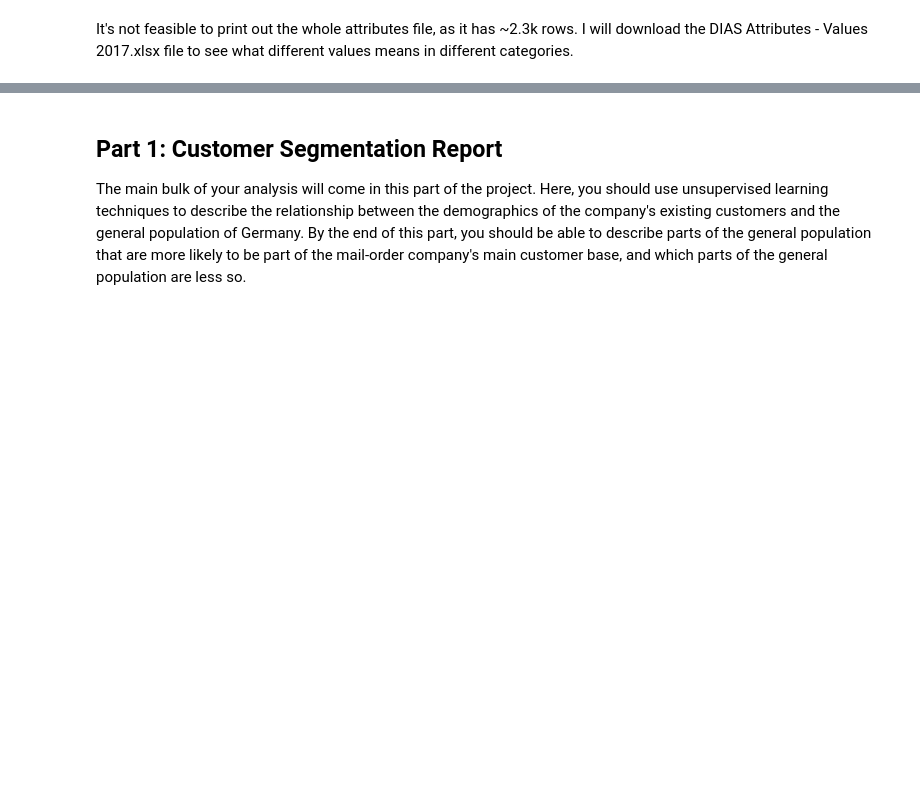
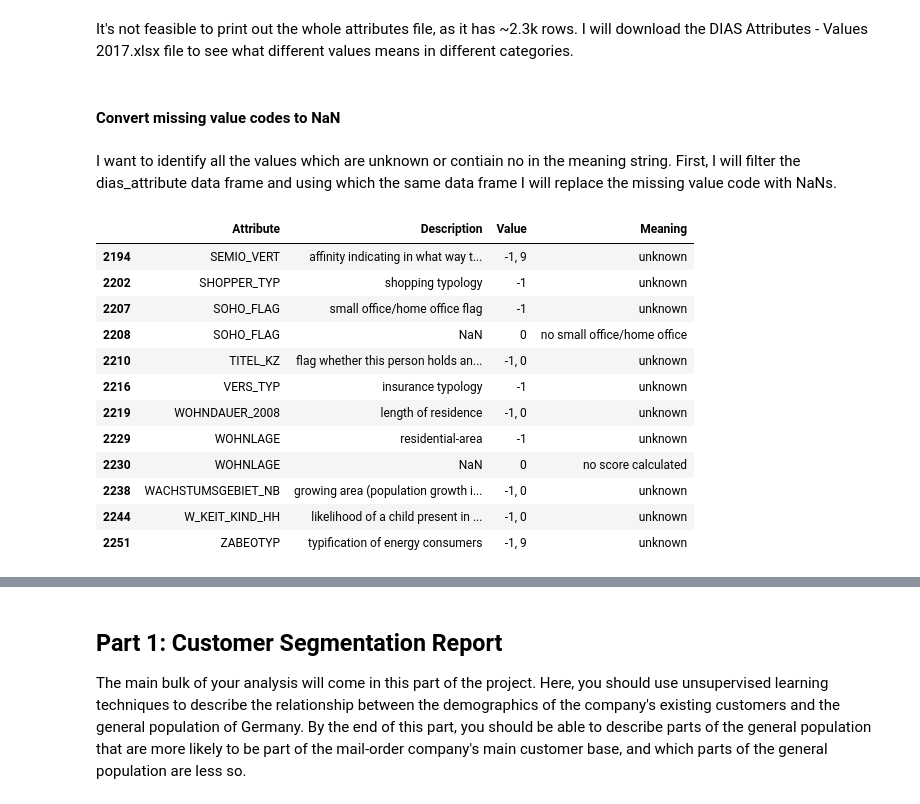
Before and after one commit to MridulGangwar/Arvato-Customer-Identification, a Jupyter notebook: Arvato Project Workbook.ipynb, the cells around one changed output, grey strips where cells are left out. Cells and saved outputs as stored; diff of their text form; code cells hidden in the pictures; blank space fills up the shorter version.

```diff
--- a/Arvato Project Workbook.ipynb
+++ b/Arvato Project Workbook.ipynb
@@ -166,3 +134,25 @@ dias_attributes.head(10)
 | 9 | NaN | NaN | 4 | > 60 years |
 # %% [markdown]
 It's not feasible to print out the whole attributes file, as it has ~2.3k rows. I will download the DIAS Attributes - Values 2017.xlsx file to see what different values means in different categories.
+# %% [markdown]
+#### Convert missing value codes to NaN
+# %% [markdown]
+I want to identify all the values which are unknown or contiain no in the meaning string. First, I will filter the dias_attribute data frame and using which the same data frame I will replace the missing value code with NaNs.
+# %%
+dias_attributes['Attribute'] = dias_attributes['Attribute'].fillna(method='ffill')
+dias_attributes = dias_attributes[(dias_attributes['Meaning'].str.contains("unknown") | dias_attributes['Meaning'].str.contains("no "))]
+dias_attributes[290:]
+# %% [output]
+|  | Attribute | Description | Value | Meaning |
+| 2194 | SEMIO_VERT | affinity indicating in what way t... | -1, 9 | unknown |
+| 2202 | SHOPPER_TYP | shopping typology | -1 | unknown |
+| 2207 | SOHO_FLAG | small office/home office flag | -1 | unknown |
+| 2208 | SOHO_FLAG | NaN | 0 | no small office/home office |
+| 2210 | TITEL_KZ | flag whether this person holds an... | -1, 0 | unknown |
+| 2216 | VERS_TYP | insurance typology | -1 | unknown |
+| 2219 | WOHNDAUER_2008 | length of residence | -1, 0 | unknown |
+| 2229 | WOHNLAGE | residential-area | -1 | unknown |
+| 2230 | WOHNLAGE | NaN | 0 | no score calculated |
+| 2238 | WACHSTUMSGEBIET_NB | growing area (population growth i... | -1, 0 | unknown |
+| 2244 | W_KEIT_KIND_HH | likelihood of a child present in ... | -1, 0 | unknown |
+| 2251 | ZABEOTYP | typification of energy consumers | -1, 9 | unknown |
```
Also changed, not shown: parts of 39 cells of this notebook.
